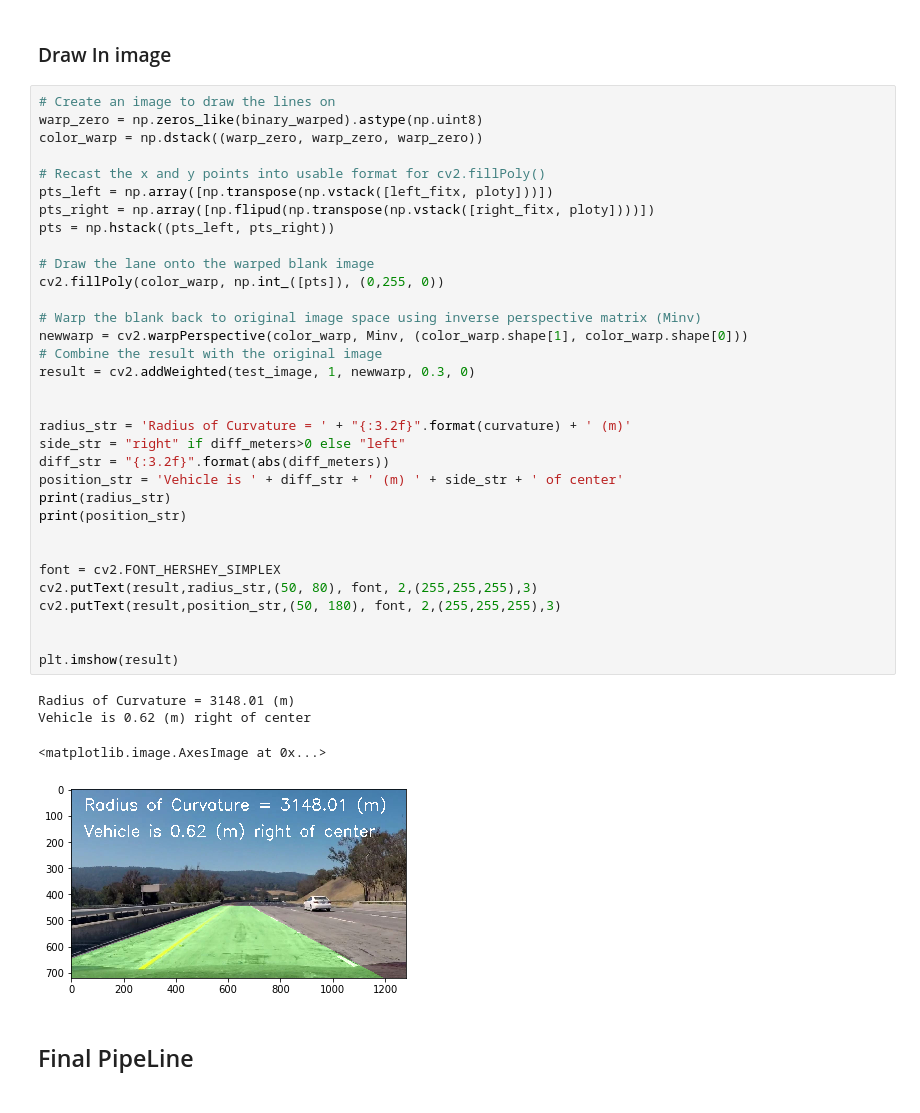
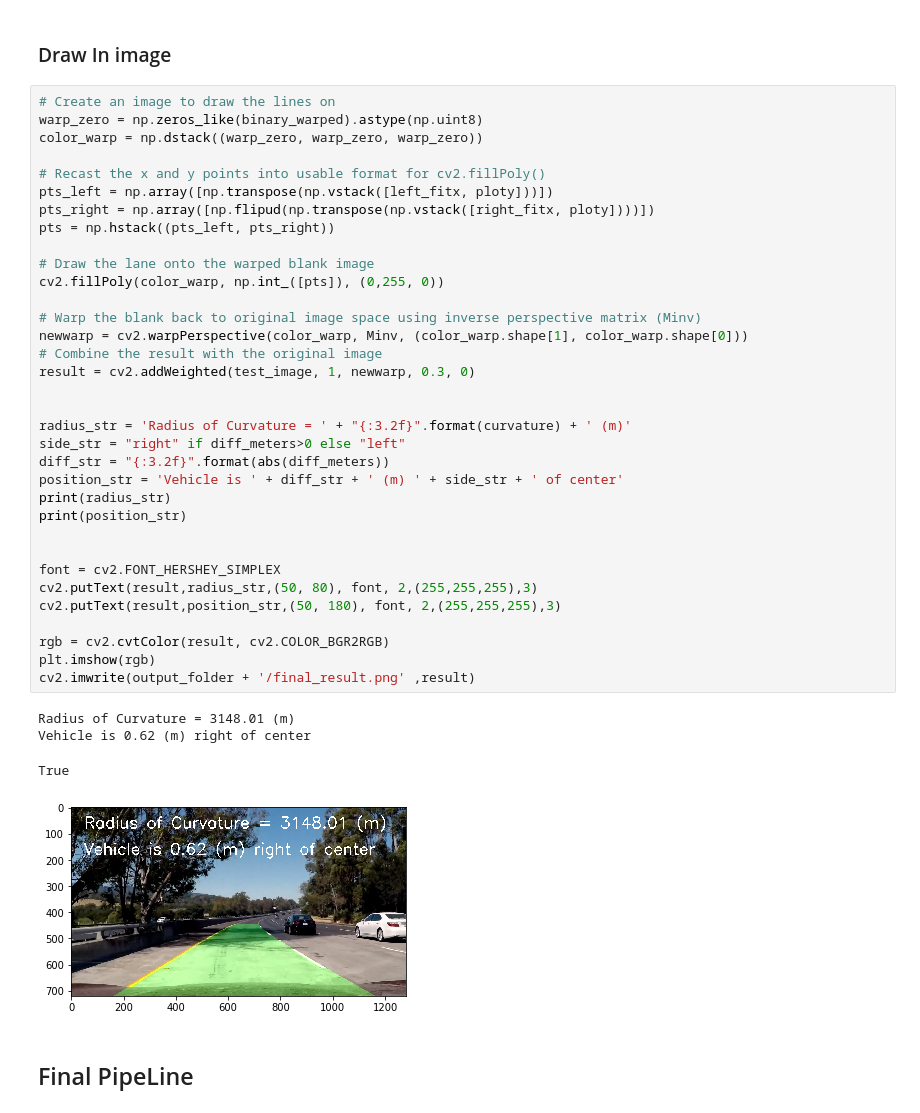
Before and after one commit to Maesla/Advanced-Lane-Lines, a Jupyter notebook: advance_lane_lines.ipynb, the cells around one changed output. Saved outputs shown, nothing was run; the diff lists cells and outputs as text.

```diff
--- a/advance_lane_lines.ipynb
+++ b/advance_lane_lines.ipynb
@@ -620,37 +614,38 @@ color_warp = np.dstack((warp_zero, warp_zero, warp_zero))
 
 # Recast the x and y points into usable format for cv2.fillPoly()
 pts_left = np.array([np.transpose(np.vstack([left_fitx, ploty]))])
 pts_right = np.array([np.flipud(np.transpose(np.vstack([right_fitx, ploty])))])
 pts = np.hstack((pts_left, pts_right))
 
 # Draw the lane onto the warped blank image
 cv2.fillPoly(color_warp, np.int_([pts]), (0,255, 0))
 
 # Warp the blank back to original image space using inverse perspective matrix (Minv)
 newwarp = cv2.warpPerspective(color_warp, Minv, (color_warp.shape[1], color_warp.shape[0]))
 # Combine the result with the original image
 result = cv2.addWeighted(test_image, 1, newwarp, 0.3, 0)
 
 
 radius_str = 'Radius of Curvature = ' + "{:3.2f}".format(curvature) + ' (m)'
 side_str = "right" if diff_meters>0 else "left"
 diff_str = "{:3.2f}".format(abs(diff_meters))
 position_str = 'Vehicle is ' + diff_str + ' (m) ' + side_str + ' of center'
 print(radius_str)
 print(position_str)
 
 
 font = cv2.FONT_HERSHEY_SIMPLEX
 cv2.putText(result,radius_str,(50, 80), font, 2,(255,255,255),3)
 cv2.putText(result,position_str,(50, 180), font, 2,(255,255,255),3)
 
-
-plt.imshow(result)
+rgb = cv2.cvtColor(result, cv2.COLOR_BGR2RGB)
+plt.imshow(rgb)
+cv2.imwrite(output_folder + '/final_result.png' ,result)
 # %% [output]
 Radius of Curvature = 3148.01 (m)
 Vehicle is 0.62 (m) right of center
-<matplotlib.image.AxesImage at 0x...>
+True
-[figure, old version]
+[figure, new version]
 # %% [markdown]
 ## Final PipeLine
 # %%
```
Also changed, not shown: parts of 3 cells of this notebook, 5 other files.
